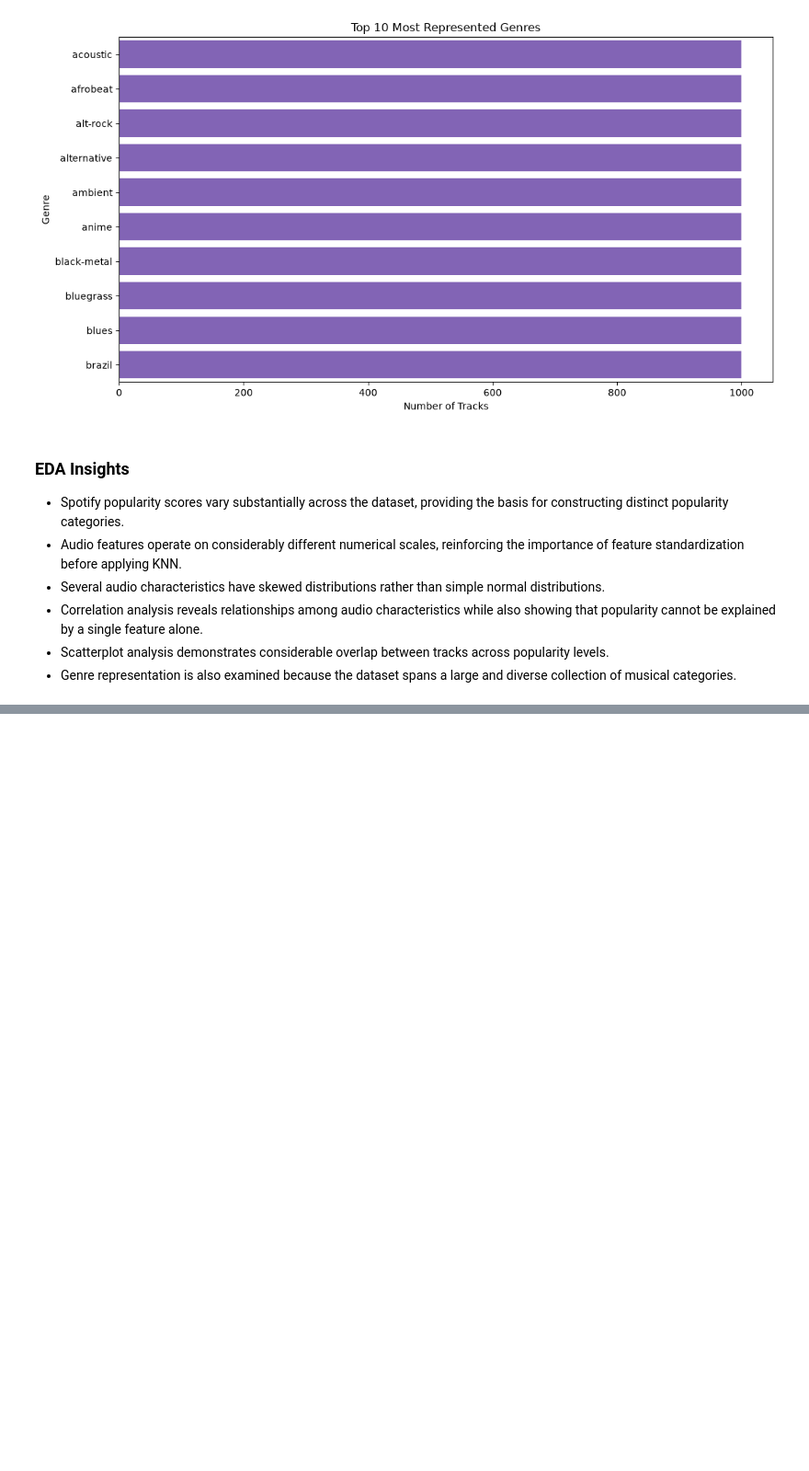
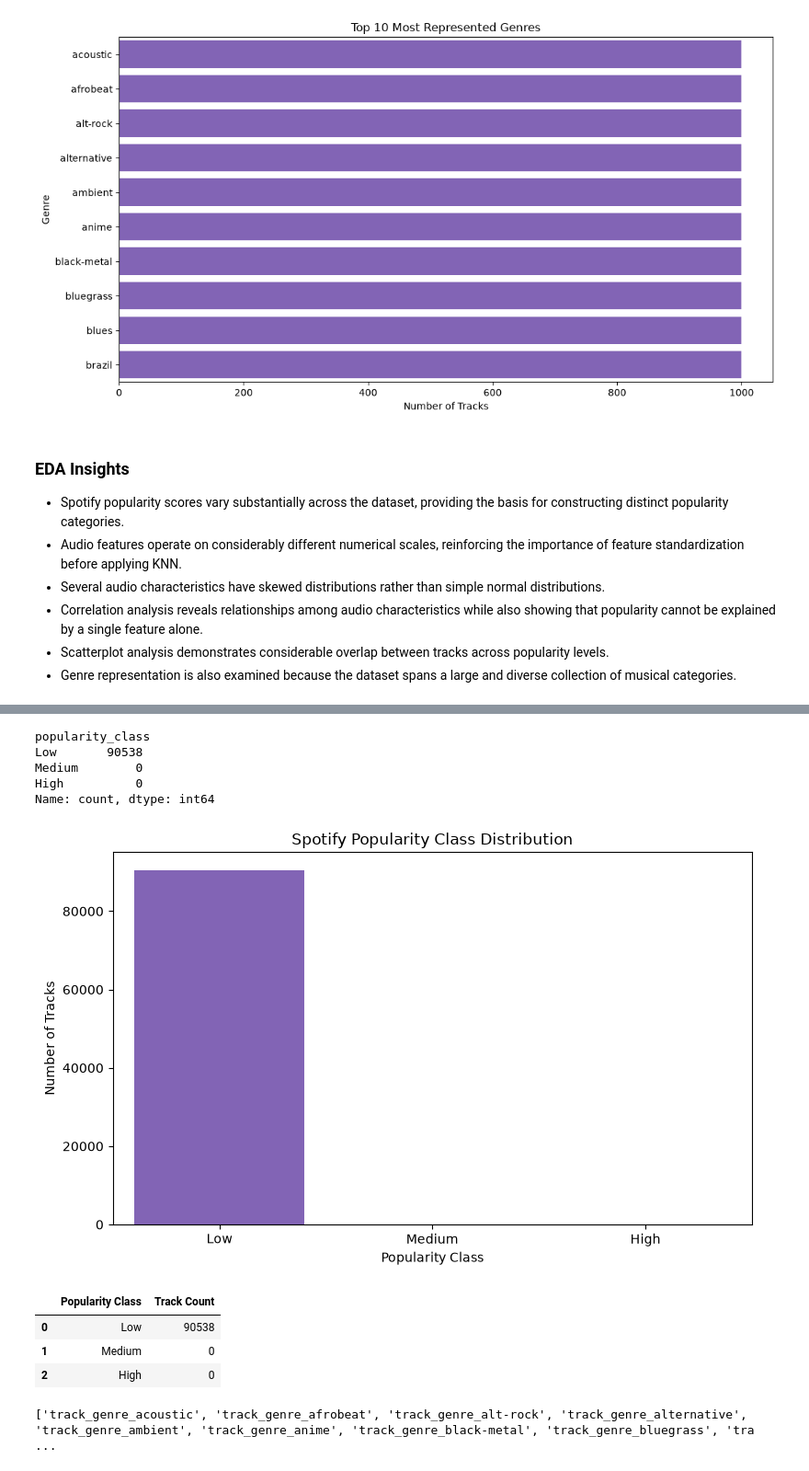
Before and after one commit to Pralishatripathy000/ml-knn, a Jupyter notebook: notebook.ipynb, the cells around one changed output, grey strips where cells are left out. Shown at 92% size. Drawn from its saved outputs; the diff is of its cells as text; code cells hidden in the pictures; blank space fills up the shorter version.

Commit message:
Add popularity classes and KNN preprocessing

```diff
--- a/notebook.ipynb
+++ b/notebook.ipynb
@@ -443,0 +456,69 @@ plt.show()
+# %%
+# Convert the continuous Spotify popularity score into three classification categories
+
+df_clean = df.copy()
+
+df_clean["popularity_class"] = pd.cut(
+    df_clean["popularity"],
+    bins=[-1, 33, 66, 100],
+    labels=["Low", "Medium", "High"]
+)
+
+df_clean["popularity_class"].value_counts()
+# %% [output]
+popularity_class
+Low       90538
+Medium        0
+High          0
+Name: count, dtype: int64
+# %%
+# Visualize the distribution of the newly constructed popularity classes
+
+class_order = ["Low", "Medium", "High"]
+
+plt.figure(figsize=(8, 5))
+
+sns.countplot(
+    data=df_clean,
+    x="popularity_class",
+    order=class_order,
+    color="#7E57C2"
+)
+
+plt.title("Spotify Popularity Class Distribution")
+plt.xlabel("Popularity Class")
+plt.ylabel("Number of Tracks")
+
+plt.tight_layout()
+plt.savefig("outputs/figures/popularity_class_distribution.png", dpi=300)
+plt.show()
+# %% [output]
+[figure, added]
+# %%
+# Save the popularity class distribution
+
+class_distribution = (
+    df_clean["popularity_class"]
+    .value_counts()
+    .reindex(class_order)
+    .rename_axis("Popularity Class")
+    .reset_index(name="Track Count")
+)
+
+class_distribution.to_csv(
+    "outputs/tables/popularity_class_distribution.csv",
+    index=False
+)
+
+class_distribution
+# %% [output]
+|  | Popularity Class | Track Count |
+| 0 | Low | 90538 |
+| 1 | Medium | 0 |
+| 2 | High | 0 |
+# %%
+# Check the exact column names available in the dataset
+
+print(df_clean.columns.tolist())
+# %% [output]
+['track_genre_acoustic', 'track_genre_afrobeat', 'track_genre_alt-rock', 'track_genre_alternative', 'track_genre_ambient', 'track_genre_anime', 'track_genre_black-metal', 'track_genre_bluegrass', 'tra ...
```
Also changed, not shown: parts of 22 cells of this notebook, 6 other files.
